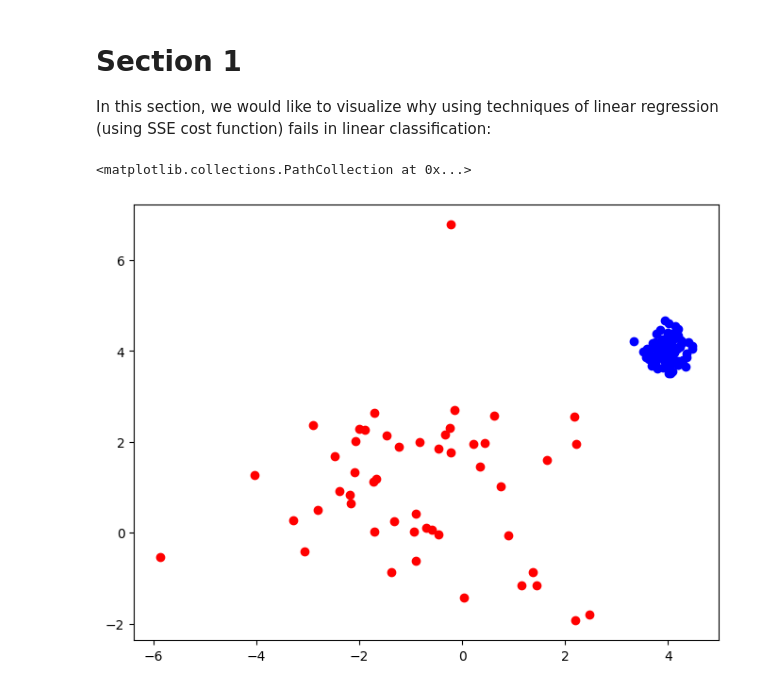
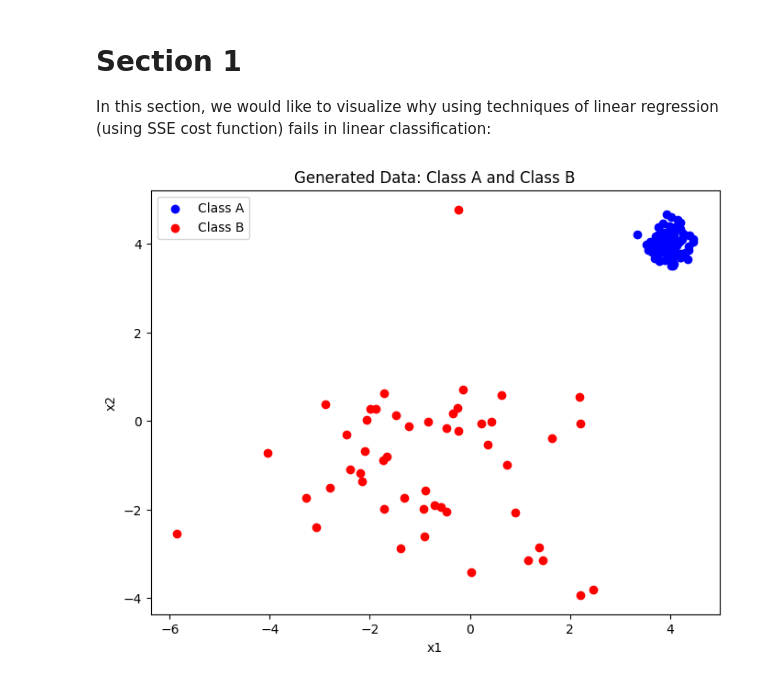
Before and after one commit to tala-kiyani/Introduction_to_Machine_Learning, a Jupyter notebook: Chapter_01_Supervised_Learning/02-Linear Classification/02-Linear_Classification.ipynb, the cells around one changed output. Saved outputs shown, nothing was run; the diff lists cells and outputs as text; code cells hidden in the pictures.

```diff
--- a/Chapter_01_Supervised_Learning/02-Linear Classification/02-Linear_Classification.ipynb
+++ b/Chapter_01_Supervised_Learning/02-Linear Classification/02-Linear_Classification.ipynb
@@ -4,20 +4,24 @@ In this section, we would like to visualize why using techniques of linear regre
 # %%
 import numpy as np
 import matplotlib.pyplot as plt
 
 np.random.seed(42)
-class_A = np.random.normal(loc=(4,4), scale=0.25, size=(100,2))
+class_A = np.random.normal(loc=(4, 4), scale=0.25, size=(100,2))
 labels_A = np.ones(class_A.shape[0])
 
-class_B = np.random.normal(loc=(-1,1), scale=1.5, size=(50,2))
+class_B = np.random.normal(loc=(-1, -1), scale=1.5, size=(50,2))
 labels_B = np.zeros(class_B.shape[0])
 
 X = np.vstack((class_A, class_B))
 y = np.hstack((labels_A,labels_B))
 
-plt.figure(figsize=(8,6))
-plt.scatter(class_A[:, 0], class_A[:, 1], label='Clsass A', color='blue')
-plt.scatter(class_B[:, 0], class_B[:, 1], label='Clsass B', color='red')
+plt.figure(figsize=(8, 6))
+plt.scatter(class_A[:, 0], class_A[:, 1], label='Class A', color='blue')
+plt.scatter(class_B[:, 0], class_B[:, 1], label='Class B', color='red')
+plt.title("Generated Data: Class A and Class B")
+plt.xlabel("x1")
+plt.ylabel("x2")
+plt.legend()
+plt.show()
 # %% [output]
-<matplotlib.collections.PathCollection at 0x...>
-[figure, old version]
+[figure, new version]
```
Also changed, not shown: parts of 3 cells of this notebook.
